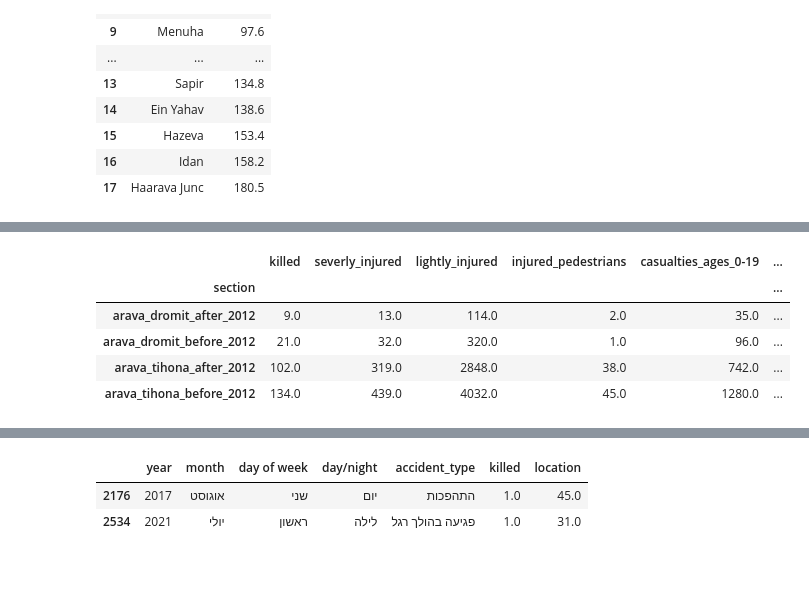
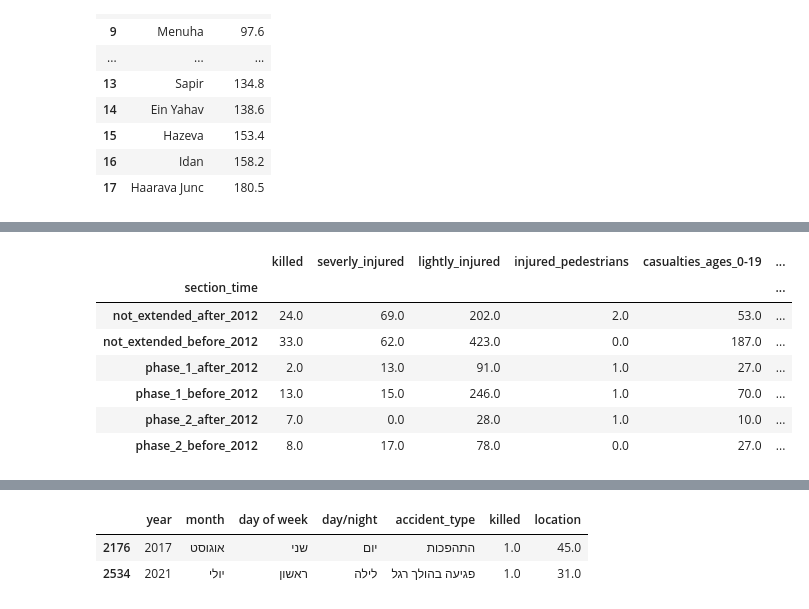
Before and after one commit to omrihar/k90, a Jupyter notebook: notebooks/summary_statistics.ipynb, the cells around one changed output, grey strips where cells are left out. Cells and saved outputs as stored; diff of their text form; code cells hidden in the pictures; blank space fills up the shorter version.

```diff
--- a/notebooks/summary_statistics.ipynb
+++ b/notebooks/summary_statistics.ipynb
@@ -12,10 +12,16 @@ df_90 = df[df.source_road==90].copy()
 df_90 = (
     df
     >> filter(_.source_road==90)
-    >> mutate(part=if_else(_.location <= 49.5, 'phase_1', if_else((49.5 > _.location) & (_.location >= 60.4), 'phase_2', 'not_extended')),
-        after=_.year >= 2012
+    >> mutate(part=
+        if_else(_.location <= 49.5, 'phase_1',
+        if_else((_.location > 49.5) & (_.location <= 60.4), 'phase_2',
+        if_else(_.location <= 180.5, 'not_extended', 'out_of_scope'))),
+        after=(((_.location < 49.5) & (_.year >= 2012)) | ((_.location >= 49.5) & (_.location < 60.4) & (_.year > 2018)))
     )
-    # >> mutate(section=_.part + if_else(_.after, '_after_2012', '_before_2012'))
+    >> mutate(section=_.part + if_else(_.after, '_two_lane', '_one_lane'))
+    >> mutate(section_time=_.part + if_else(_.year < 2012, '_before_2012', '_after_2012'))
+    >> mutate(section_time_late=_.part + if_else(_.year < 2018, '_before_2018', '_after_2018'))
 )
-df_90 >> filter(_.location.isna())
+df_90 = df_90 >> filter(_.part != 'out_of_scope')
+df_90.section_time.value_counts()
 # %% [output]
@@ -72,22 +56,24 @@ df
 # %%
 casualty_cols = [
     'killed',
     'severly_injured',
     'lightly_injured',
     'injured_pedestrians',
     'casualties_ages_0-19',
     'casualties_ages_20-64',
     'casualties_ages_65_plus',
     'total_casualties',
     'vehicle_count',
     'drivers',
 ]
-summary = df_90.groupby('section')[casualty_cols].sum()
-summary
+summary = df_90.groupby('section_time')[casualty_cols].sum()
+summary#.to_excel("summary.xlsx")
 # %% [output]
 |  | killed | severly_injured | lightly_injured | injured_pedestrians | casualties_ages_0-19 | ... |
-| section |  |  |  |  |  | ... |
-| arava_dromit_after_2012 | 9.0 | 13.0 | 114.0 | 2.0 | 35.0 | ... |
-| arava_dromit_before_2012 | 21.0 | 32.0 | 320.0 | 1.0 | 96.0 | ... |
-| arava_tihona_after_2012 | 102.0 | 319.0 | 2848.0 | 38.0 | 742.0 | ... |
-| arava_tihona_before_2012 | 134.0 | 439.0 | 4032.0 | 45.0 | 1280.0 | ... |
+| section_time |  |  |  |  |  | ... |
+| not_extended_after_2012 | 24.0 | 69.0 | 202.0 | 2.0 | 53.0 | ... |
+| not_extended_before_2012 | 33.0 | 62.0 | 423.0 | 0.0 | 187.0 | ... |
+| phase_1_after_2012 | 2.0 | 13.0 | 91.0 | 1.0 | 27.0 | ... |
+| phase_1_before_2012 | 13.0 | 15.0 | 246.0 | 1.0 | 70.0 | ... |
+| phase_2_after_2012 | 7.0 | 0.0 | 28.0 | 1.0 | 10.0 | ... |
+| phase_2_before_2012 | 8.0 | 17.0 | 78.0 | 0.0 | 27.0 | ... |
```
Also changed, not shown: parts of 6 cells of this notebook, 1 other file.
